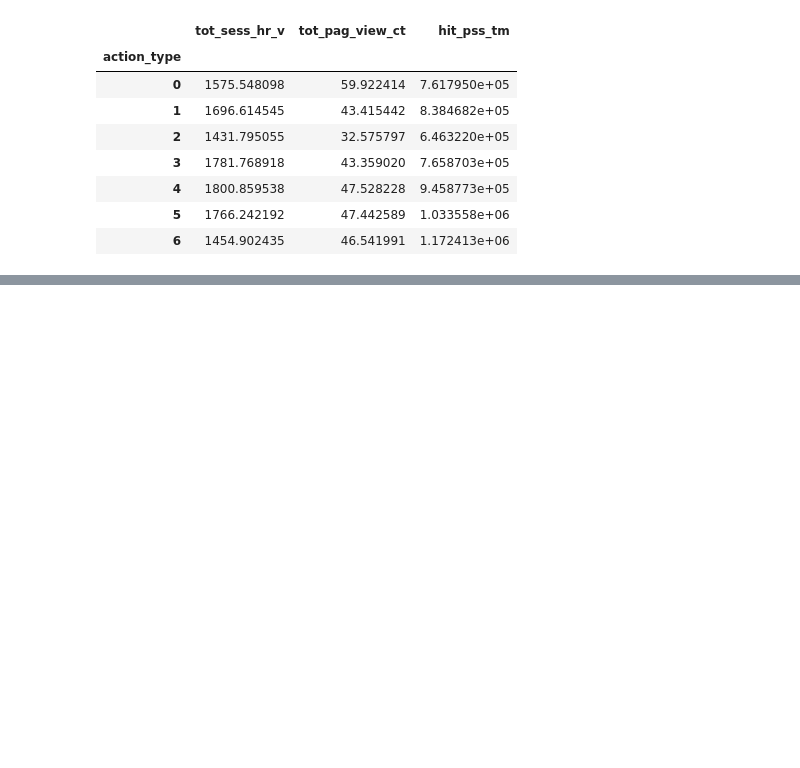
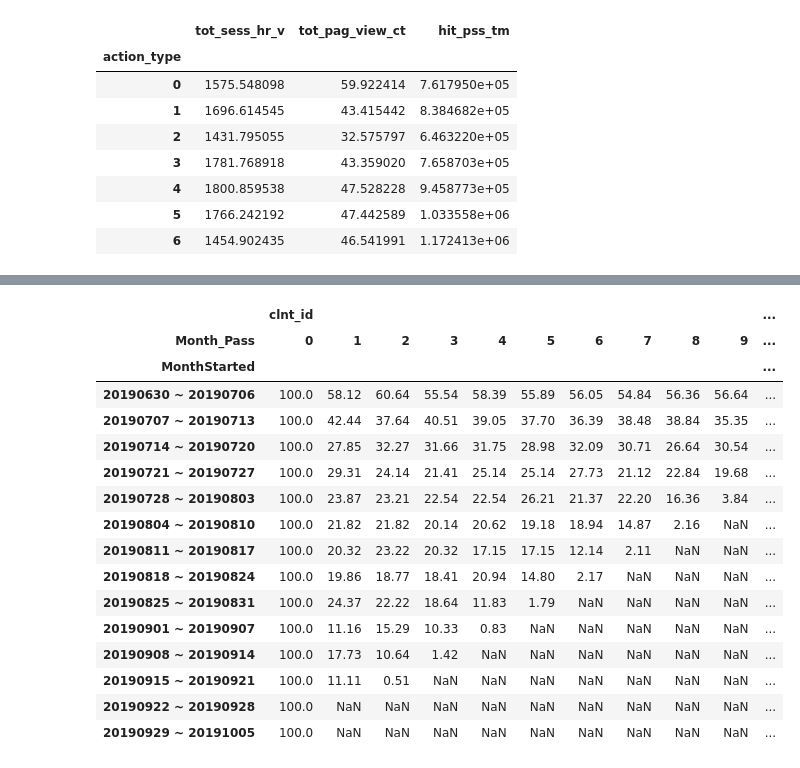
Before and after one commit to GyuYoungCho/Lpoint-Competition, a Jupyter notebook: project/point_cut/EDA.ipynb, the cells around one changed output, grey strips where cells are left out. Saved outputs shown, nothing was run; the diff lists cells and outputs as text; code cells hidden in the pictures; blank space fills up the shorter version.

```diff
--- a/project/point_cut/EDA.ipynb
+++ b/project/point_cut/EDA.ipynb
@@ -310,0 +328,7 @@ oai1_pivot
+# %%
+tfi3 = TFI[["clnt_id","pd_c","de_dt","buy_am","buy_ct"]]
+tfi3['de_dt'] = pd.to_datetime(tfi3['de_dt'], format='%Y%m%d')
+month_group = tfi3.groupby('clnt_id')['de_dt']
+tfi3['MonthStarted'] = month_group.transform(np.min)
+tfi3['MonthStarted'] = tfi3['MonthStarted'].dt.week
+tfi3.head()
@@ -310,0 +357,3 @@ oai1_pivot
+# %%
+tfi3["Month_Pass"] = tfi3['de_dt'].dt.week - tfi3['MonthStarted']
+tfi3.head()
@@ -310,0 +372,20 @@ oai1_pivot
+# %%
+from datetime import date, timedelta, datetime
+
+def get_unique(x):
+    return len(x.drop_duplicates())
+
+cohort_group = tfi3.groupby(['MonthStarted', 'Month_Pass'])
+cohort_df = cohort_group['clnt_id'].apply(get_unique).reset_index()
+
+def weekBoundary(week):
+    startOfYear = date(2019, 1, 1)
+    now = startOfYear + timedelta(weeks=int(week-1))
+    week0 = now - timedelta(days=now.isoweekday()%7)
+    sun = week0.strftime("%Y%m%d")
+    sat = (week0 + timedelta(days=6)).strftime("%Y%m%d")
+    return sun + " ~ " + sat
+
+for i in range(cohort_df.shape[0]):
+    cohort_df['MonthStarted'][i] = weekBoundary(cohort_df['MonthStarted'][i])
+cohort_df.head()
@@ -310,0 +402,24 @@ oai1_pivot
+# %%
+import seaborn as sns
+cohort_df = cohort_df.pivot(index='MonthStarted', columns='Month_Pass')
+customer_cohort = cohort_df.div(cohort_df.iloc[:, 0], axis=0) * 100
+customer_cohort = customer_cohort.round(decimals=2)
+customer_cohort
+# %% [output]
+|  | clnt_id |  |  |  |  |  |  |  |  |  | ... |
+| Month_Pass | 0 | 1 | 2 | 3 | 4 | 5 | 6 | 7 | 8 | 9 | ... |
+| MonthStarted |  |  |  |  |  |  |  |  |  |  | ... |
+| 20190630 ~ 20190706 | 100.0 | 58.12 | 60.64 | 55.54 | 58.39 | 55.89 | 56.05 | 54.84 | 56.36 | 56.64 | ... |
+| 20190707 ~ 20190713 | 100.0 | 42.44 | 37.64 | 40.51 | 39.05 | 37.70 | 36.39 | 38.48 | 38.84 | 35.35 | ... |
+| 20190714 ~ 20190720 | 100.0 | 27.85 | 32.27 | 31.66 | 31.75 | 28.98 | 32.09 | 30.71 | 26.64 | 30.54 | ... |
+| 20190721 ~ 20190727 | 100.0 | 29.31 | 24.14 | 21.41 | 25.14 | 25.14 | 27.73 | 21.12 | 22.84 | 19.68 | ... |
+| 20190728 ~ 20190803 | 100.0 | 23.87 | 23.21 | 22.54 | 22.54 | 26.21 | 21.37 | 22.20 | 16.36 | 3.84 | ... |
+| 20190804 ~ 20190810 | 100.0 | 21.82 | 21.82 | 20.14 | 20.62 | 19.18 | 18.94 | 14.87 | 2.16 | NaN | ... |
+| 20190811 ~ 20190817 | 100.0 | 20.32 | 23.22 | 20.32 | 17.15 | 17.15 | 12.14 | 2.11 | NaN | NaN | ... |
+| 20190818 ~ 20190824 | 100.0 | 19.86 | 18.77 | 18.41 | 20.94 | 14.80 | 2.17 | NaN | NaN | NaN | ... |
+| 20190825 ~ 20190831 | 100.0 | 24.37 | 22.22 | 18.64 | 11.83 | 1.79 | NaN | NaN | NaN | NaN | ... |
+| 20190901 ~ 20190907 | 100.0 | 11.16 | 15.29 | 10.33 | 0.83 | NaN | NaN | NaN | NaN | NaN | ... |
+| 20190908 ~ 20190914 | 100.0 | 17.73 | 10.64 | 1.42 | NaN | NaN | NaN | NaN | NaN | NaN | ... |
+| 20190915 ~ 20190921 | 100.0 | 11.11 | 0.51 | NaN | NaN | NaN | NaN | NaN | NaN | NaN | ... |
+| 20190922 ~ 20190928 | 100.0 | NaN | NaN | NaN | NaN | NaN | NaN | NaN | NaN | NaN | ... |
+| 20190929 ~ 20191005 | 100.0 | NaN | NaN | NaN | NaN | NaN | NaN | NaN | NaN | NaN | ... |
```
Also changed, not shown: parts of 14 cells of this notebook.
